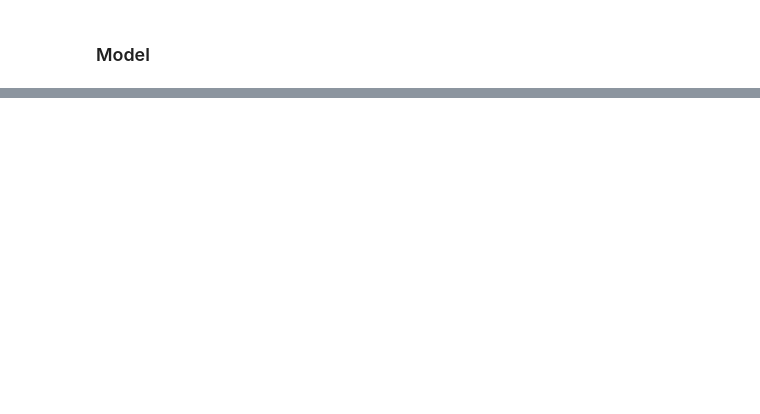
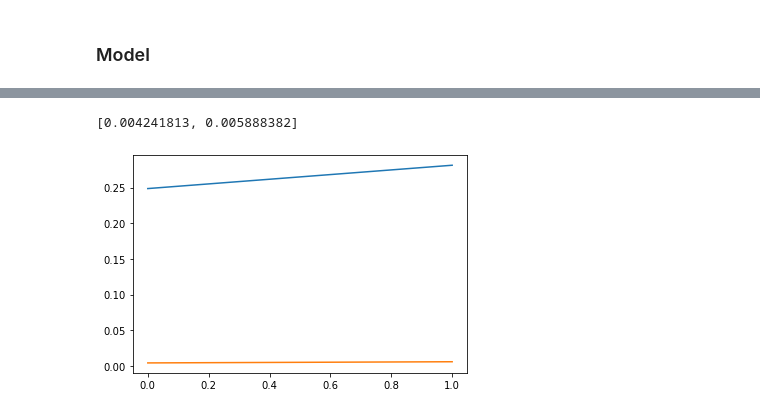
Before and after one commit to halixness/deepSWE, a Jupyter notebook: torch_resnet_ae.ipynb, the cells around one changed output, grey strips where cells are left out. Saved outputs shown, nothing was run; the diff lists cells and outputs as text; code cells hidden in the pictures; blank space fills up the shorter version.

```diff
--- a/torch_resnet_ae.ipynb
+++ b/torch_resnet_ae.ipynb
@@ -360,3 +358,11 @@ for frame in outputs[0][0]:
+# %%
+frames = len(outputs[0][0])
+plt.plot(range(frames), [np.average(x.cpu().detach().numpy()) for x in y_test[i][0][0]])
+plt.plot(range(frames), [np.average(x.cpu().detach().numpy()) for x in outputs[0][0]])
+[np.average(x.cpu().detach().numpy()) for x in outputs[0][0]]
+# %% [output]
+[0.004241813, 0.005888382]
+[figure, added]
 # %%
 print("{:<20s}{:<20s}{:<20s}{:<20s}{:<20s}".format("", "min", "max", "mean", "std"))
 print("{:<20s}{:<20f}{:<20f}{:<20f}{:<20f}".format("prediction", th.min(outputs), th.max(outputs), th.mean(outputs), th.std(outputs)))
```
Also changed, not shown: parts of 19 cells of this notebook, 11 other files.
